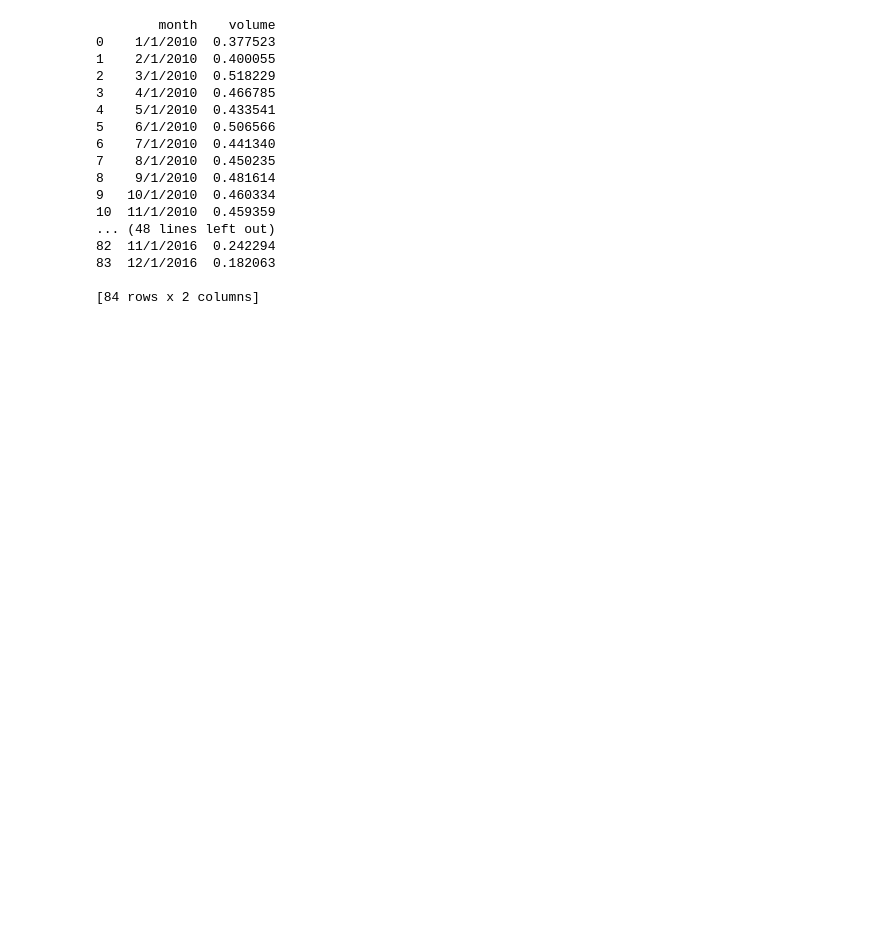
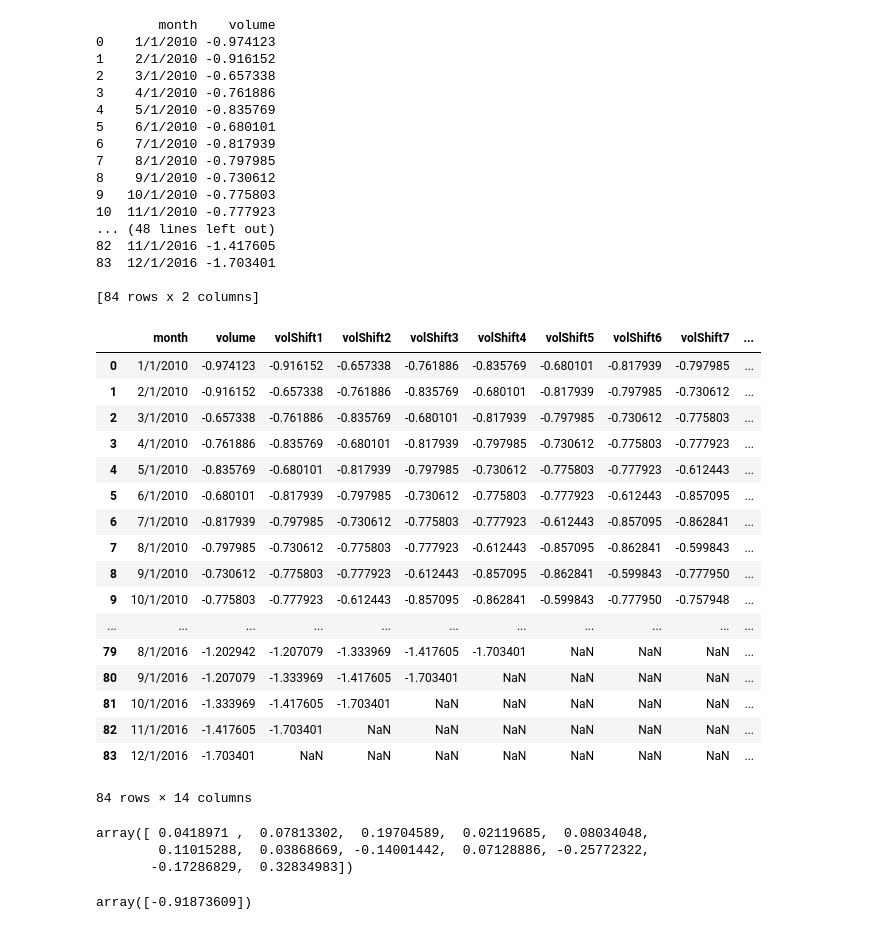
Before and after one commit to vishnurmurthy/uspto, a Jupyter notebook: baseline.ipynb, the cells around one changed output. Drawn from its saved outputs; the diff is of its cells as text; code cells hidden in the pictures; blank space fills up the shorter version.

```diff
--- a/baseline.ipynb
+++ b/baseline.ipynb
@@ -22,22 +18,47 @@ appVolDat = appVolDat.iloc[1320:1404]
 appVolDat = appVolDat.reset_index(drop=True)
 maximum = max(appVolDat.volume)
 appVolDat.volume = appVolDat.volume/maximum
+appVolDat.volume = np.log(appVolDat.volume)
 print(appVolDat)
 # %% [output]
         month    volume
-0    1/1/2010  0.377523
-1    2/1/2010  0.400055
-2    3/1/2010  0.518229
-3    4/1/2010  0.466785
-4    5/1/2010  0.433541
-5    6/1/2010  0.506566
-6    7/1/2010  0.441340
-7    8/1/2010  0.450235
-8    9/1/2010  0.481614
-9   10/1/2010  0.460334
-10  11/1/2010  0.459359
+0    1/1/2010 -0.974123
+1    2/1/2010 -0.916152
+2    3/1/2010 -0.657338
+3    4/1/2010 -0.761886
+4    5/1/2010 -0.835769
+5    6/1/2010 -0.680101
+6    7/1/2010 -0.817939
+7    8/1/2010 -0.797985
+8    9/1/2010 -0.730612
+9   10/1/2010 -0.775803
+10  11/1/2010 -0.777923
 ... (48 lines left out)
-82  11/1/2016  0.242294
-83  12/1/2016  0.182063
+82  11/1/2016 -1.417605
+83  12/1/2016 -1.703401
 
 [84 rows x 2 columns]
+# %%
+for i in range(1,13):
+    appVolDat['volShift'+str(i)] = appVolDat.volume.shift(-1*i)
+# %%
+appVolDat
+# %% [output]
+|  | month | volume | volShift1 | volShift2 | volShift3 | volShift4 | volShift5 | volShift6 | volShift7 | ... |
+| 0 | 1/1/2010 | -0.974123 | -0.916152 | -0.657338 | -0.761886 | -0.835769 | -0.680101 | -0.817939 | -0.797985 | ... |
+| 1 | 2/1/2010 | -0.916152 | -0.657338 | -0.761886 | -0.835769 | -0.680101 | -0.817939 | -0.797985 | -0.730612 | ... |
+| 2 | 3/1/2010 | -0.657338 | -0.761886 | -0.835769 | -0.680101 | -0.817939 | -0.797985 | -0.730612 | -0.775803 | ... |
+| 3 | 4/1/2010 | -0.761886 | -0.835769 | -0.680101 | -0.817939 | -0.797985 | -0.730612 | -0.775803 | -0.777923 | ... |
+| 4 | 5/1/2010 | -0.835769 | -0.680101 | -0.817939 | -0.797985 | -0.730612 | -0.775803 | -0.777923 | -0.612443 | ... |
+| 5 | 6/1/2010 | -0.680101 | -0.817939 | -0.797985 | -0.730612 | -0.775803 | -0.777923 | -0.612443 | -0.857095 | ... |
+| 6 | 7/1/2010 | -0.817939 | -0.797985 | -0.730612 | -0.775803 | -0.777923 | -0.612443 | -0.857095 | -0.862841 | ... |
+| 7 | 8/1/2010 | -0.797985 | -0.730612 | -0.775803 | -0.777923 | -0.612443 | -0.857095 | -0.862841 | -0.599843 | ... |
+| 8 | 9/1/2010 | -0.730612 | -0.775803 | -0.777923 | -0.612443 | -0.857095 | -0.862841 | -0.599843 | -0.777950 | ... |
+| 9 | 10/1/2010 | -0.775803 | -0.777923 | -0.612443 | -0.857095 | -0.862841 | -0.599843 | -0.777950 | -0.757948 | ... |
+| ... | ... | ... | ... | ... | ... | ... | ... | ... | ... | ... |
+| 79 | 8/1/2016 | -1.202942 | -1.207079 | -1.333969 | -1.417605 | -1.703401 | NaN | NaN | NaN | ... |
+| 80 | 9/1/2016 | -1.207079 | -1.333969 | -1.417605 | -1.703401 | NaN | NaN | NaN | NaN | ... |
+| 81 | 10/1/2016 | -1.333969 | -1.417605 | -1.703401 | NaN | NaN | NaN | NaN | NaN | ... |
+| 82 | 11/1/2016 | -1.417605 | -1.703401 | NaN | NaN | NaN | NaN | NaN | NaN | ... |
+| 83 | 12/1/2016 | -1.703401 | NaN | NaN | NaN | NaN | NaN | NaN | NaN | ... |
+84 rows × 14 columns
@@ -43,0 +83,25 @@ print(appVolDat)
+# %%
+log_model.coef_
+# %% [output]
+array([ 0.0418971 ,  0.07813302,  0.19704589,  0.02119685,  0.08034048,
+        0.11015288,  0.03868669, -0.14001442,  0.07128886, -0.25772322,
+       -0.17286829,  0.32834983])
+# %%
+log_model.predict(
+
+    np.c_[appVolDat.volShift1[71],
+          appVolDat.volShift2[71],
+          appVolDat.volShift3[71],
+          appVolDat.volShift4[71],
+          appVolDat.volShift5[71],
+          appVolDat.volShift6[71],
+          appVolDat.volShift7[71],
+          appVolDat.volShift8[71],
+          appVolDat.volShift9[71],
+          appVolDat.volShift10[71],
+          appVolDat.volShift11[71],
+          appVolDat.volShift12[71]]
+
+)
+# %% [output]
+array([-0.91873609])
```
Also changed, not shown: parts of 3 cells of this notebook.
